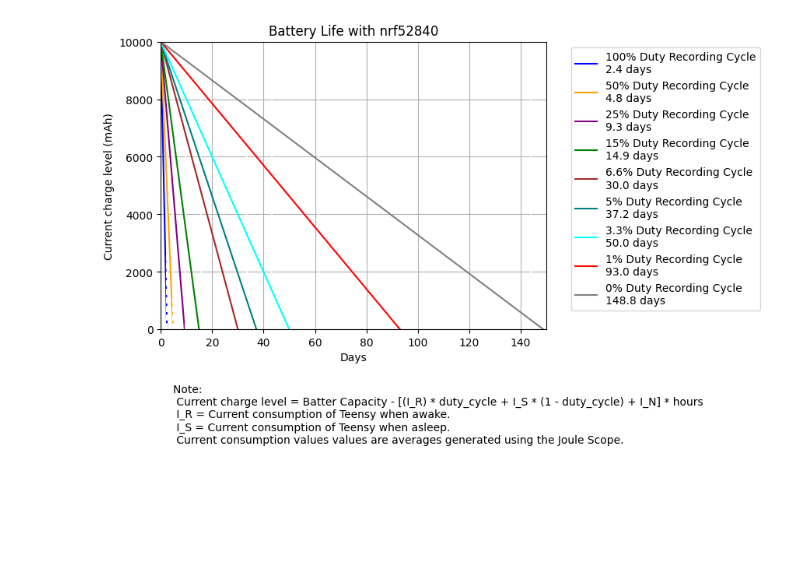
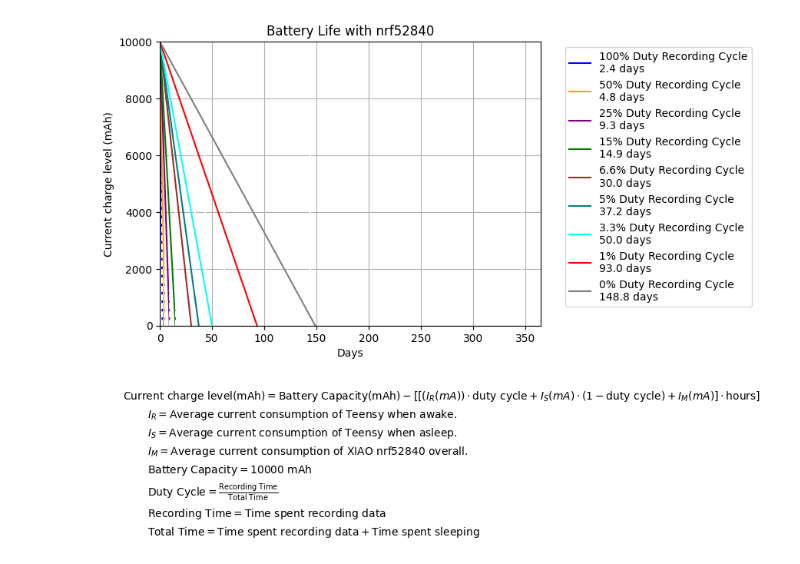
Before and after one commit to mmontee/nrf52840_openWSN_sensor_node, a Jupyter notebook: Documents/plots.ipynb, the cells around one changed output. Cells and saved outputs as stored; diff of their text form; code cells hidden in the pictures; blank space fills up the shorter version.

Commit message:
Add battery life plots

```diff
--- a/Documents/plots.ipynb
+++ b/Documents/plots.ipynb
@@ -67,34 +67,40 @@ def plot_linear_function(
   plt.plot(x_days, y3, label=f"15% Duty Recording Cycle\n{get_days(I_R, I_S, Duty_Cycle3, BatteryCap)}", color="green")
   plt.axvline(x=(BatteryCap / ((I_R + I_M) * Duty_Cycle3 + I_S * (1 - Duty_Cycle3))) / 24, color="white", linestyle="--")
 
   plt.plot(x_days, y8, label=f"6.6% Duty Recording Cycle\n{get_days(I_R, I_S, Duty_Cycle8, BatteryCap)}", color="brown")
   plt.axvline(x=(BatteryCap / ((I_R + I_M) * Duty_Cycle8 + I_S * (1 - Duty_Cycle8))) / 24, color="white", linestyle="--")
 
   plt.plot(x_days, y6, label=f"5% Duty Recording Cycle\n{get_days(I_R, I_S, Duty_Cycle6, BatteryCap)}", color="teal")
   plt.axvline(x=(BatteryCap / ((I_R + I_M) * Duty_Cycle6 + I_S * (1 - Duty_Cycle6))) / 24, color="white", linestyle="--")
 
   plt.plot(x_days, y7, label=f"3.3% Duty Recording Cycle\n{get_days(I_R, I_S, Duty_Cycle7, BatteryCap)}", color="cyan")
   plt.axvline(x=(BatteryCap / ((I_R + I_M) * Duty_Cycle7 + I_S * (1 - Duty_Cycle7))) / 24, color="white", linestyle="--")
 
   plt.plot(x_days, y2, label=f"1% Duty Recording Cycle\n{get_days(I_R, I_S, Duty_Cycle2, BatteryCap)}", color="red")
   plt.axvline(x=(BatteryCap / ((I_R + I_M) * Duty_Cycle2 + I_S * (1 - Duty_Cycle2))) / 24, color="white", linestyle="--")
 
   plt.plot(x_days, y0, label=f"0% Duty Recording Cycle\n{get_days(I_R, I_S, Duty_Cycle0, BatteryCap)}", color="grey")
   plt.axvline(x=(BatteryCap / ((I_R + I_M) * Duty_Cycle0 + I_S * (1 - Duty_Cycle0))) / 24, color="white", linestyle="--")
 
 
   plt.legend(bbox_to_anchor=(1.05, 1), loc="upper left")
   plt.grid(True)
+  plt.figtext(0.05, -0.1,r"$\text{Current charge level(mAh)} = \text{Battery Capacity(mAh)} - \left[ \left[ (I_R(mA)) \cdot \text{duty cycle} + I_S(mA) \cdot (1 - \text{duty cycle}) + I_M(mA)\right] \cdot \text{hours}\right]$",ha="left", fontsize=10, va="bottom")
+  plt.figtext(0.10, -0.15, r"$I_R = \text{Average current consumption of Teensy when awake.}$", fontsize=10, va="bottom")
+  plt.figtext(0.10, -0.2, r"$I_S = \text{Average current consumption of Teensy when asleep.}$", fontsize=10, va="bottom")
+  plt.figtext(0.10, -0.25, r"$I_M = \text{Average current consumption of XIAO nrf52840 overall.}$", fontsize=10, va="bottom")
+  plt.figtext(0.10, -0.3, r"$\text{Battery Capacity} = 10000 \text{ mAh}$", fontsize=10, va="bottom")
+  plt.figtext(0.10, -0.37, r"$\text{Duty Cycle} = \frac{\text{Recording Time}}{\text{Total Time}}$", fontsize=10, va="bottom")
+  plt.figtext(0.10, -0.42, r"$\text{Recording Time} = \text{Time spent recording data}$", fontsize=10, va="bottom")
+  plt.figtext(0.10, -0.47, r"$\text{Total Time} = \text{Time spent recording data} + \text{Time spent sleeping}$", fontsize=10, va="bottom")
 
-
-  plt.figtext(0.15, -0.2, "Note: \n Current charge level = Batter Capacity - [(I_R) * duty_cycle + I_S * (1 - duty_cycle) + I_N] * hours \n I_R = Current consumption of Teensy when awake. \n I_S = Current consumption of Teensy when asleep. \n Current consumption values values are averages generated using the Joule Scope.", ha="left", fontsize=10, va="bottom")
   plt.ylim(0, 10000)
-  plt.xlim(0, 150)
+  plt.xlim(0, 365)
   plt.show()
 
 
 
 # Example usage:
 plot_linear_function()  # Still not needed for your battery plot
 # %% [output]
-[figure, old version]
+[figure, new version]
```
Also changed, not shown: parts of 6 cells of this notebook, 9 other files.
